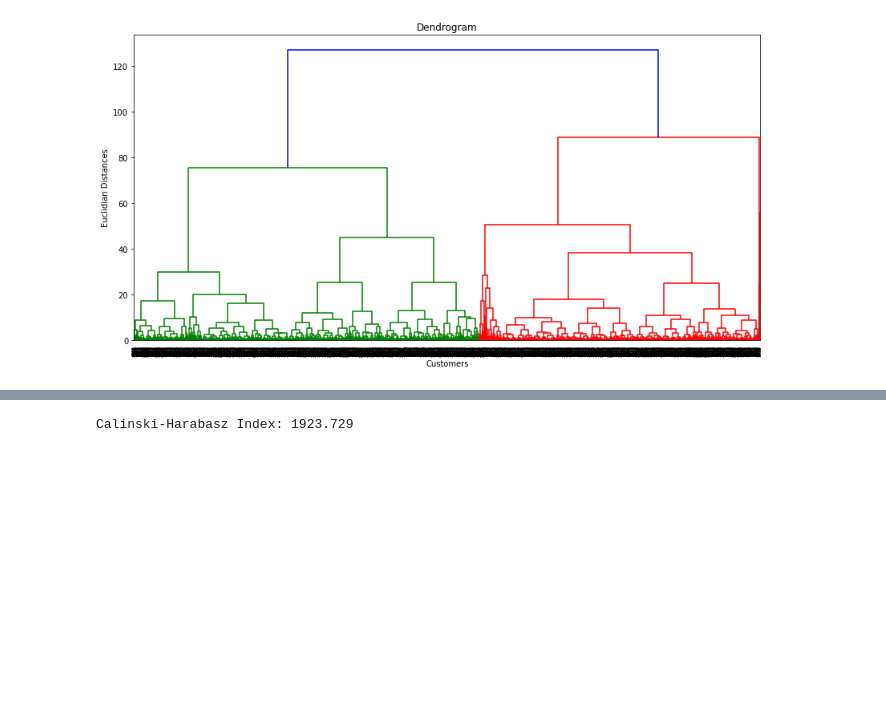
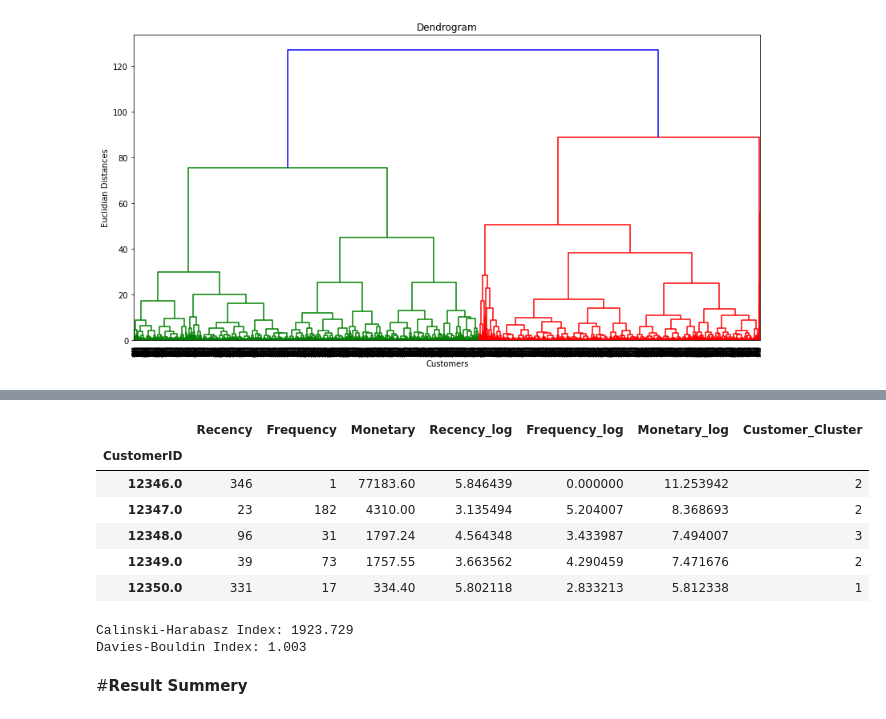
Before and after one commit to Mmbsaksd/Customer-segmentation, a Jupyter notebook: Customer_Segmentation.ipynb, the cells around one changed output, grey strips where cells are left out. Saved outputs shown, nothing was run; the diff lists cells and outputs as text; code cells hidden in the pictures; blank space fills up the shorter version.

```diff
--- a/Customer_Segmentation.ipynb
+++ b/Customer_Segmentation.ipynb
@@ -738,6 +741,21 @@ Text(0.5, 1.0, 'Hierarchial Clustering')
+# %%
+#Assigining the respective cluster
+hcc = x_features
+hcc['Customer_Cluster'] = hc.labels_
+hcc.head()
+# %% [output]
+|  | Recency | Frequency | Monetary | Recency_log | Frequency_log | Monetary_log | Customer_Cluster |
+| CustomerID |  |  |  |  |  |  |  |
+| 12346.0 | 346 | 1 | 77183.60 | 5.846439 | 0.000000 | 11.253942 | 2 |
+| 12347.0 | 23 | 182 | 4310.00 | 3.135494 | 5.204007 | 8.368693 | 2 |
+| 12348.0 | 96 | 31 | 1797.24 | 4.564348 | 3.433987 | 7.494007 | 3 |
+| 12349.0 | 39 | 73 | 1757.55 | 3.663562 | 4.290459 | 7.471676 | 2 |
+| 12350.0 | 331 | 17 | 334.40 | 5.802118 | 2.833213 | 5.812338 | 1 |
 # %%
 #Model Evaluation
 labels = hc.labels_
 print("Calinski-Harabasz Index: %0.3f"% calinski_harabasz_score(x,labels))
+print("Davies-Bouldin Index: %0.3f" %davies_bouldin_score(x, labels))
 # %% [output]
 Calinski-Harabasz Index: 1923.729
+Davies-Bouldin Index: 1.003
@@ -748,0 +762,2 @@ print("Davies-Bouldin Index: %0.3f" % davies_bouldin_score(x, labels))
+# %% [markdown]
+#**Result Summery**
```
Also changed, not shown: parts of 5 cells of this notebook.
